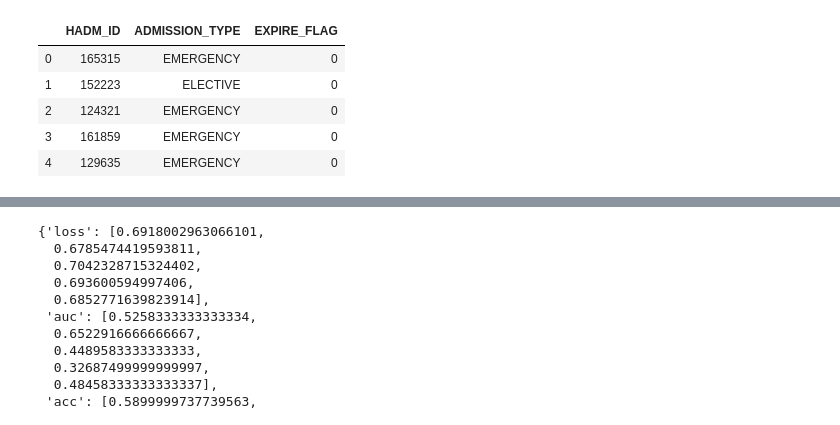
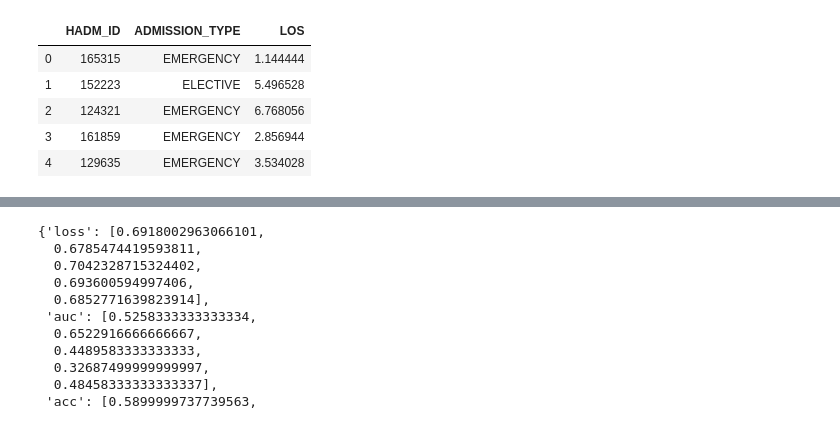
Before and after one commit to RachaelDing/733MIMIC_analysis, a Jupyter notebook: interpolation_GRU.ipynb, the cells around one changed output, grey strips where cells are left out. Cells and saved outputs as stored; diff of their text form; code cells hidden in the pictures.

```diff
--- a/interpolation_GRU.ipynb
+++ b/interpolation_GRU.ipynb
@@ -26,19 +26,19 @@ import matplotlib.pyplot as plt
 from sklearn.preprocessing import  MaxAbsScaler, MinMaxScaler
 # %%
 admission = pd.read_csv('Dataset_bench/with_age.csv')
-# admission = admission[["HADM_ID", "ADMISSION_TYPE", "LOS"]]
-# admission = admission[admission['LOS'] > 1]
-# admission = admission[admission['LOS'] < 10]
-admission = admission[["HADM_ID", "ADMISSION_TYPE", "EXPIRE_FLAG"]]
+admission = admission[["HADM_ID", "ADMISSION_TYPE", "LOS"]]
+admission = admission[admission['LOS'] > 1]
+admission = admission[admission['LOS'] < 10]
+# admission = admission[["HADM_ID", "ADMISSION_TYPE", "EXPIRE_FLAG"]]
 # admission['LOS'] = admission['LOS']
 admission.head()
 # %% [output]
-|  | HADM_ID | ADMISSION_TYPE | EXPIRE_FLAG |
-| 0 | 165315 | EMERGENCY | 0 |
-| 1 | 152223 | ELECTIVE | 0 |
-| 2 | 124321 | EMERGENCY | 0 |
-| 3 | 161859 | EMERGENCY | 0 |
-| 4 | 129635 | EMERGENCY | 0 |
+|  | HADM_ID | ADMISSION_TYPE | LOS |
+| 0 | 165315 | EMERGENCY | 1.144444 |
+| 1 | 152223 | ELECTIVE | 5.496528 |
+| 2 | 124321 | EMERGENCY | 6.768056 |
+| 3 | 161859 | EMERGENCY | 2.856944 |
+| 4 | 129635 | EMERGENCY | 3.534028 |
 # %%
 # heart rate
 item_hr = pd.read_csv('gru_features/HR.csv')
```
Also changed, not shown: parts of 22 cells of this notebook.
